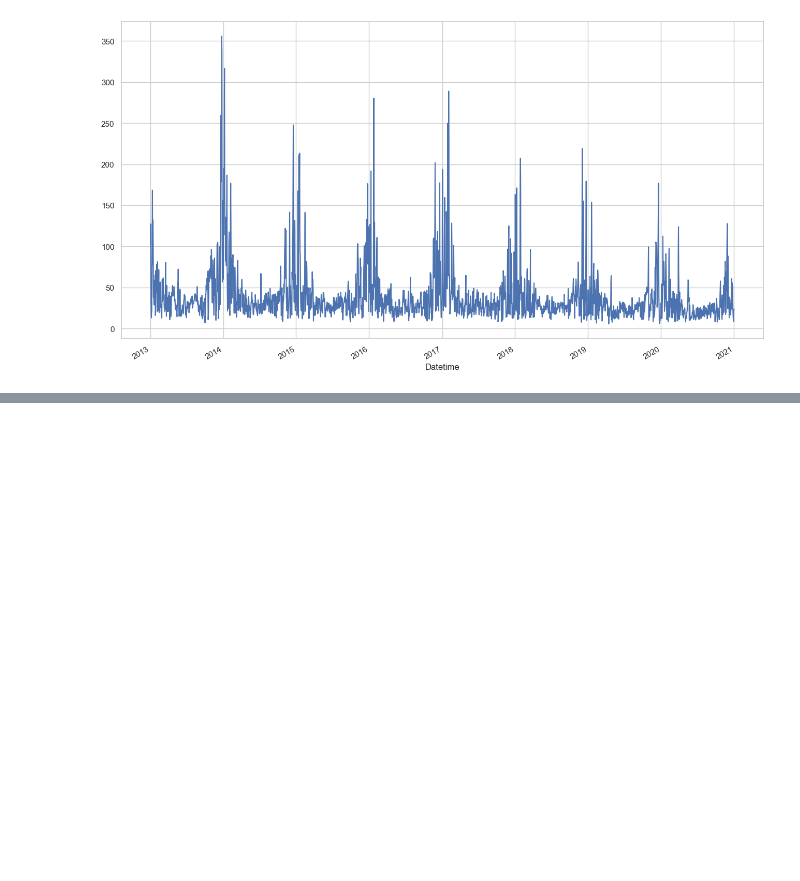
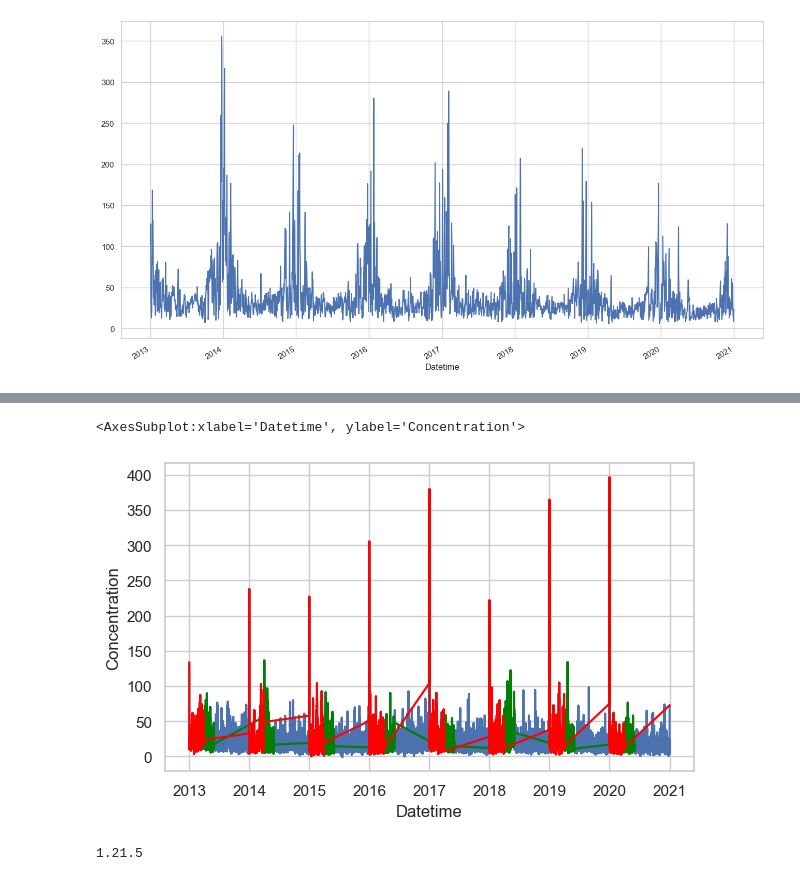
Before and after one commit to mplanasgit/Ironhack-Final-Project, a Jupyter notebook: src/EDA.ipynb, the cells around one changed output, grey strips where cells are left out. Drawn from its saved outputs; the diff is of its cells as text; code cells hidden in the pictures; blank space fills up the shorter version.

```diff
--- a/src/EDA.ipynb
+++ b/src/EDA.ipynb
@@ -852,0 +849,22 @@ test2['Concentration'].plot()
+# %%
+fig = plt.figure(figsize=(15,4))
+ax1=plt.subplot(121)
+
+sns.lineplot(x="Datetime", y="Concentration", data=test, ax=ax1) # plot normal time series plot
+
+# plot subset on top of the normal time series
+sns.lineplot(x="Datetime", y="Concentration",
+    data=test[(test['Month'] > 3) & (test['Month'] < 6)],
+    color='green', ax=ax1)
+
+sns.lineplot(x="Datetime", y="Concentration",
+    data=test[(test['Month'] >= 1) & (test['Month'] <= 3)],
+    color='red', ax=ax1)
+# %% [output]
+<AxesSubplot:xlabel='Datetime', ylabel='Concentration'>
+[figure, added]
+# %%
+import numpy
+print(numpy.version.version)
+# %% [output]
+1.21.5
```
Also changed, not shown: parts of 39 cells of this notebook, 4 other files.
